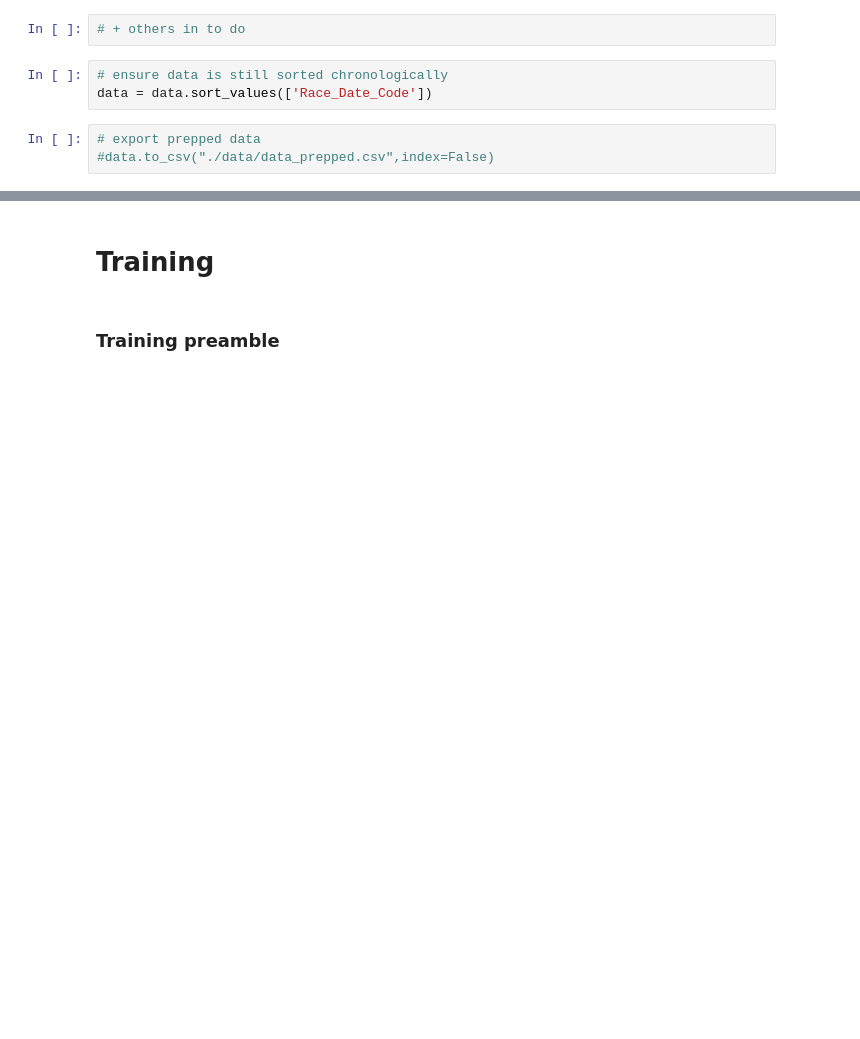
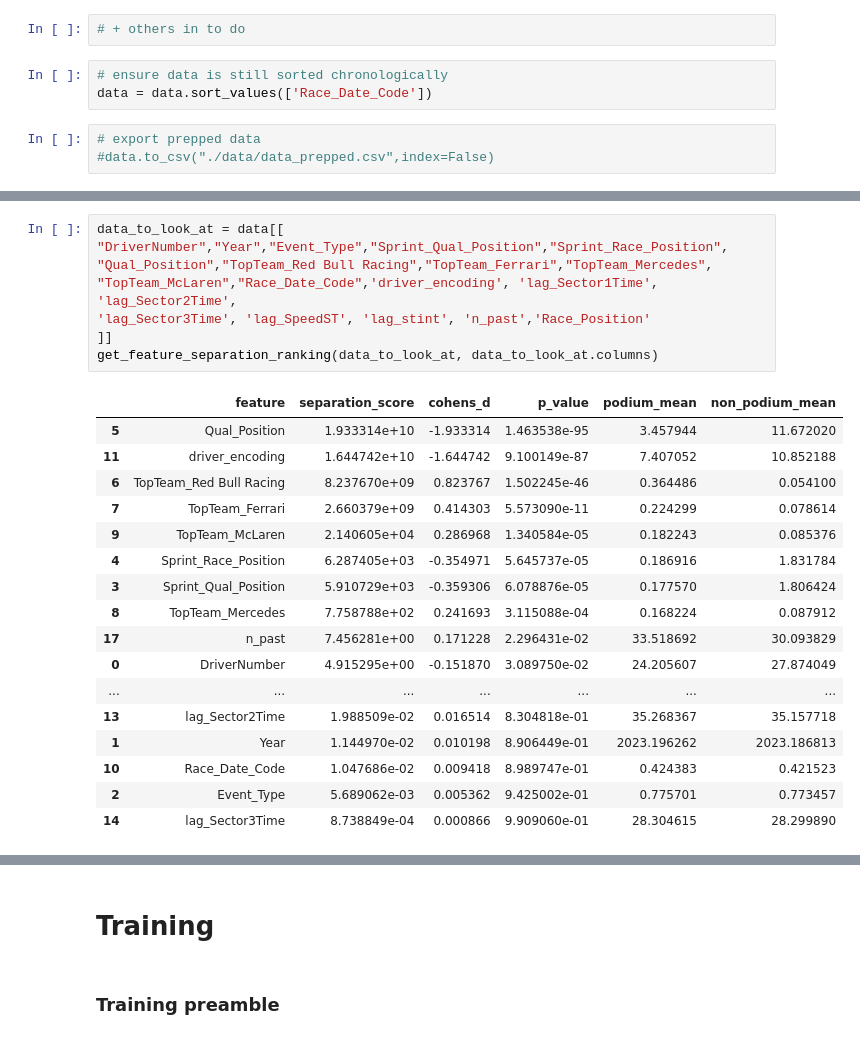
Before and after one commit to rohank36/f1, a Jupyter notebook: baseline.ipynb, the cells around one changed output, grey strips where cells are left out. Saved outputs shown, nothing was run; the diff lists cells and outputs as text; blank space fills up the shorter version.

```diff
--- a/baseline.ipynb
+++ b/baseline.ipynb
@@ -452,0 +623,26 @@ data = data.sort_values(['Race_Date_Code'])
+# %%
+data_to_look_at = data[[
+"DriverNumber","Year","Event_Type","Sprint_Qual_Position","Sprint_Race_Position",
+"Qual_Position","TopTeam_Red Bull Racing","TopTeam_Ferrari","TopTeam_Mercedes",
+"TopTeam_McLaren","Race_Date_Code",'driver_encoding', 'lag_Sector1Time', 'lag_Sector2Time',
+'lag_Sector3Time', 'lag_SpeedST', 'lag_stint', 'n_past','Race_Position'
+]]
+get_feature_separation_ranking(data_to_look_at, data_to_look_at.columns)
+# %% [output]
+|  | feature | separation_score | cohens_d | p_value | podium_mean | non_podium_mean |
+| 5 | Qual_Position | 1.933314e+10 | -1.933314 | 1.463538e-95 | 3.457944 | 11.672020 |
+| 11 | driver_encoding | 1.644742e+10 | -1.644742 | 9.100149e-87 | 7.407052 | 10.852188 |
+| 6 | TopTeam_Red Bull Racing | 8.237670e+09 | 0.823767 | 1.502245e-46 | 0.364486 | 0.054100 |
+| 7 | TopTeam_Ferrari | 2.660379e+09 | 0.414303 | 5.573090e-11 | 0.224299 | 0.078614 |
+| 9 | TopTeam_McLaren | 2.140605e+04 | 0.286968 | 1.340584e-05 | 0.182243 | 0.085376 |
+| 4 | Sprint_Race_Position | 6.287405e+03 | -0.354971 | 5.645737e-05 | 0.186916 | 1.831784 |
+| 3 | Sprint_Qual_Position | 5.910729e+03 | -0.359306 | 6.078876e-05 | 0.177570 | 1.806424 |
+| 8 | TopTeam_Mercedes | 7.758788e+02 | 0.241693 | 3.115088e-04 | 0.168224 | 0.087912 |
+| 17 | n_past | 7.456281e+00 | 0.171228 | 2.296431e-02 | 33.518692 | 30.093829 |
+| 0 | DriverNumber | 4.915295e+00 | -0.151870 | 3.089750e-02 | 24.205607 | 27.874049 |
+| ... | ... | ... | ... | ... | ... | ... |
+| 13 | lag_Sector2Time | 1.988509e-02 | 0.016514 | 8.304818e-01 | 35.268367 | 35.157718 |
+| 1 | Year | 1.144970e-02 | 0.010198 | 8.906449e-01 | 2023.196262 | 2023.186813 |
+| 10 | Race_Date_Code | 1.047686e-02 | 0.009418 | 8.989747e-01 | 0.424383 | 0.421523 |
+| 2 | Event_Type | 5.689062e-03 | 0.005362 | 9.425002e-01 | 0.775701 | 0.773457 |
+| 14 | lag_Sector3Time | 8.738849e-04 | 0.000866 | 9.909060e-01 | 28.304615 | 28.299890 |
```
Also changed, not shown: parts of 27 cells of this notebook, 1 other file.
